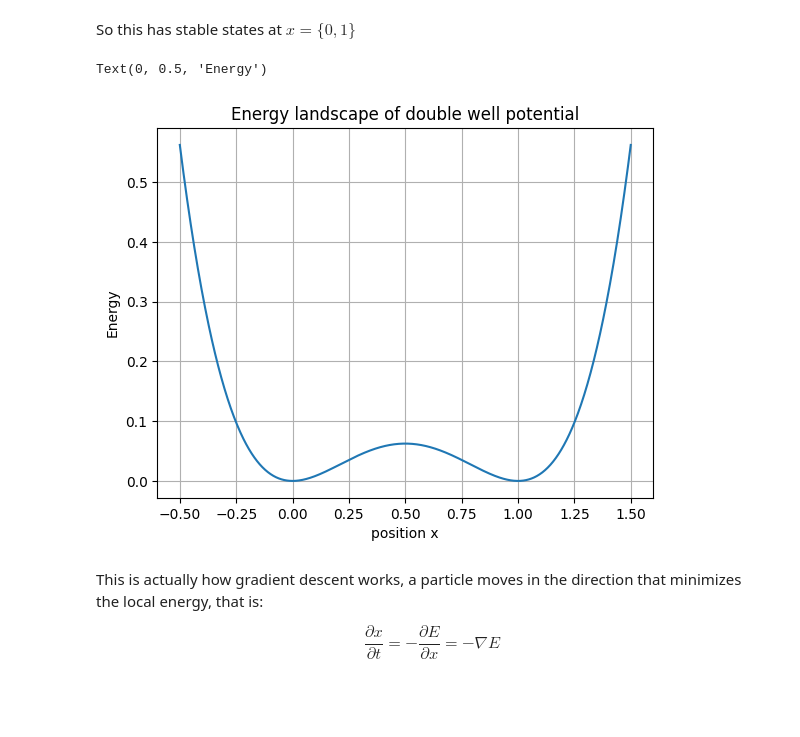
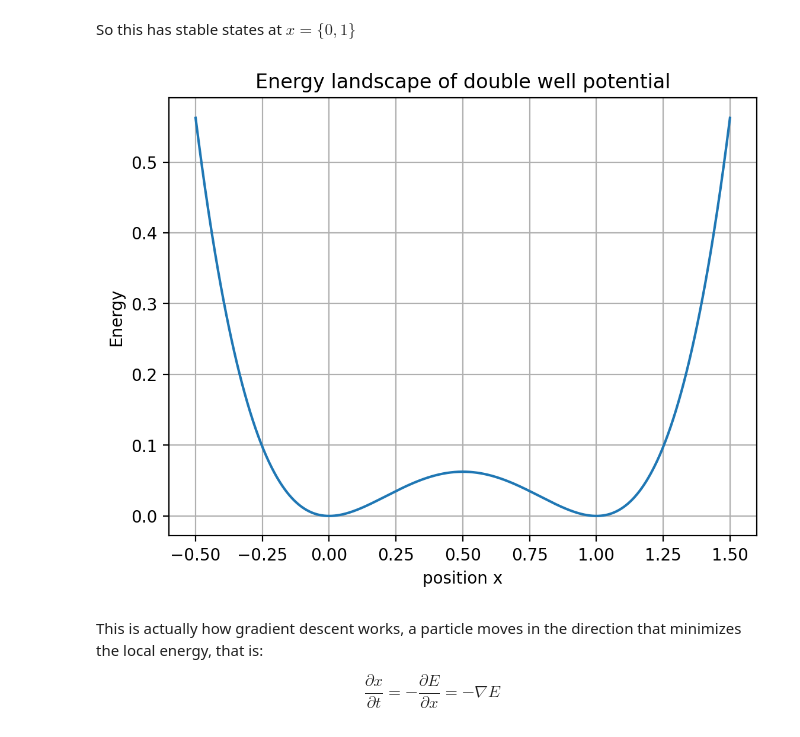
Before and after one commit to GedaliaK/SudokuSolver, a Jupyter notebook: sudoku_solver.ipynb, the cells around one changed output. Drawn from its saved outputs; the diff is of its cells as text; code cells hidden in the pictures; blank space fills up the shorter version.

```diff
--- a/sudoku_solver.ipynb
+++ b/sudoku_solver.ipynb
@@ -23,19 +23,19 @@ So this has stable states at $x=\{0,1\}$
 # %%
 import numpy as np
 import matplotlib.pyplot as plt
 
 xx = np.linspace(-.5,1.5, 1000)
 
 E = (xx-1)**2 * xx**2
-
+plt.figure(dpi=200)
 plt.plot(xx, E)
 plt.title("Energy landscape of double well potential")
 plt.grid()
 plt.xlabel("position x")
 plt.ylabel("Energy")
+plt.show()
 # %% [output]
-Text(0, 0.5, 'Energy')
-[figure, old version]
+[figure, new version]
 # %% [markdown]
 This is actually how gradient descent works, a particle moves in the direction that minimizes the local energy, that is:
 
```
